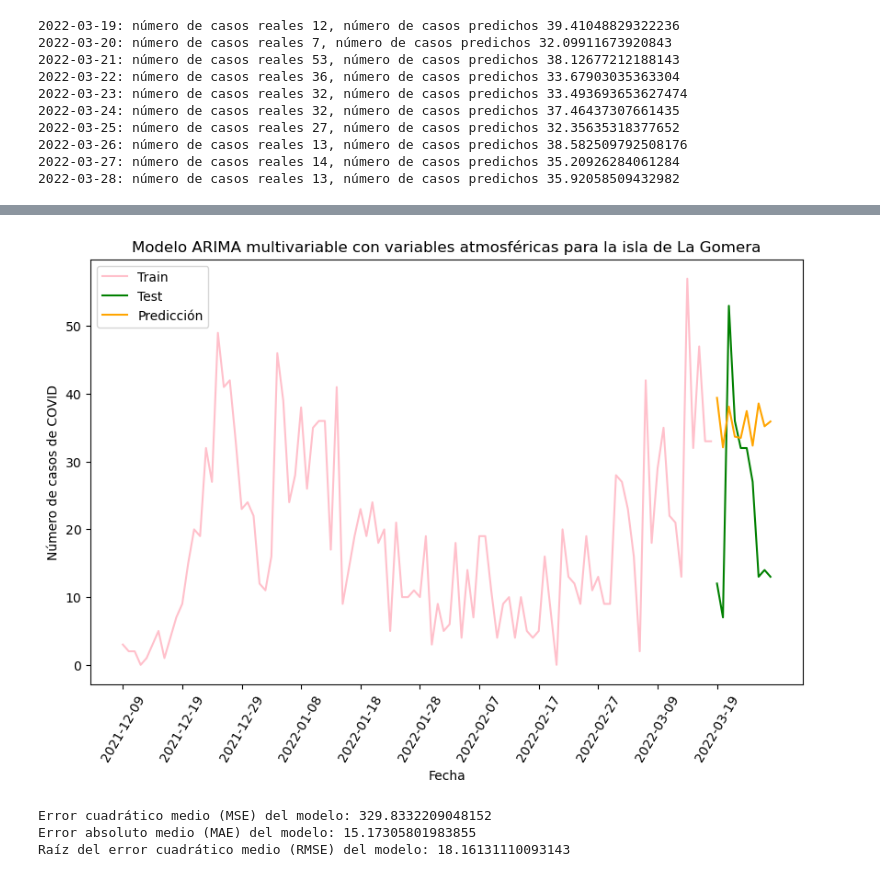
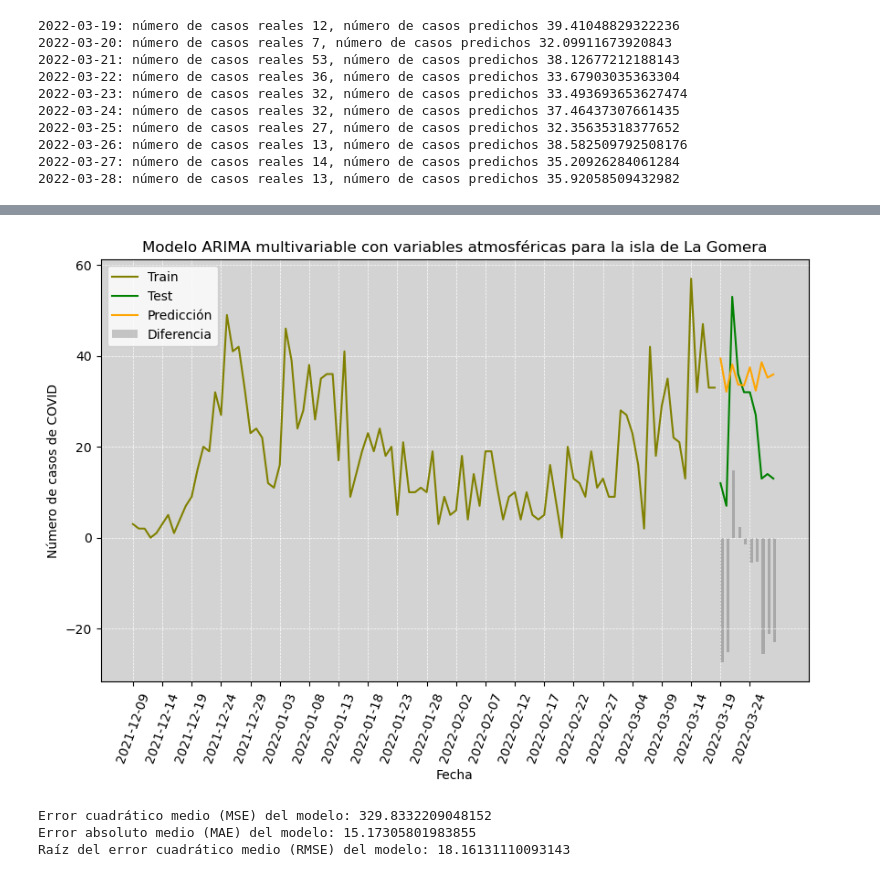
Before and after one commit to jalonsouoc/TFM, a Jupyter notebook: code/ARIMA_LaGomera.ipynb, the cells around one changed output, grey strips where cells are left out. Cells and saved outputs as stored; diff of their text form; code cells hidden in the pictures.

Commit message:
Mejorando las visualizaciones de todas las islas

```diff
--- a/code/ARIMA_LaGomera.ipynb
+++ b/code/ARIMA_LaGomera.ipynb
@@ -71,7 +71,8 @@ def visualizar_dif_pred_test(test, pred, variable, tit):
         plt.plot(test.index, test, label='Test', color='green')
     plt.plot(test.index, pred, label='Predicción', color='orange')
 
-
+    plt.gca().set_facecolor('lightgrey')
+    plt.grid(True, linestyle='--', linewidth=0.5, color='white')
     plt.xticks(rotation=60)
     plt.legend()
     plt.title(tit)
@@ -79,7 +80,7 @@ def visualizar_dif_pred_test(test, pred, variable, tit):
     plt.ylabel('Número de casos de COVID')
     plt.show()
 
-def visualizar_historico(train, test, pred, variable, dias_historico, tit, color):
+def visualizar_historico(train, test, pred, variable, dias_historico, tit, color, dif):
     ''' Método que visualiza un gráfico con la comparativa entre el número de casos reales y los predichos
         y muestra el historico de casos en función del número de días que indiquemos que muestre
 
@@ -100,18 +101,22 @@ def visualizar_historico(train, test, pred, variable, dias_historico, tit, color
         plt.plot(train_s.index, train_s[variable], label='Train', color=color)
         plt.plot(test.index, test[variable], label='Test', color='green')
     else:
-        plt.plot(train_s.index, train_s, label='Train', color=color_isla)
+        plt.plot(train_s.index, train_s, label='Train', color=color)
         plt.plot(test.index, test, label='Test', color='green')
 
     plt.plot(test.index, pred, label='Predicción', color='orange')
+    plt.bar(test.index, dif, width=0.5, color='black', alpha=0.2, align='edge', label='Diferencia')
 
-    plt.xticks(np.arange(0, len(train_s.index)  + len(test.index), step=10),   train_s.index.union(test.index)[::10], rotation=60)
 
+    plt.xticks(np.arange(0, len(train_s.index)  + len(test.index), step=5),   train_s.index.union(test.index)[::5], rotation=70)
+    plt.gca().set_facecolor('lightgrey')
+    plt.grid(True, linestyle='--', linewidth=0.5, color='white')
     plt.legend()
     plt.title(tit)
     plt.xlabel('Fecha')
     plt.ylabel('Número de casos de COVID')
     plt.show()
+
 
 def obtener_errores(y_true, y_pred):
     ''' Método que devuelvo los errores:
@@ -162,6 +167,22 @@ def visualizar_resultados_texto(y_test, y_pred, variable):
         else:
             valor_test = y_test[i]
         print(str(fechas[i]) + ': número de casos reales ' + str(valor_test) + ', número de casos predichos ' + str(y_pred[i]))
+
+def obtener_df_diferencias(test, pred, variable):
+    df_result = test.copy()
+    if variable != '':
+        df_result = df_result[variable]
+        df_result = df_result.to_frame()
+    else:
+        df_result = df_result.to_frame()
+    df_result['pred'] = 0
+    df_result['dif'] = 0
+
+    for i in range(len(df_result)):
+        df_result.iloc[i, df_result.columns.get_loc('pred')] = pred[i]
+        df_result.iloc[i, df_result.columns.get_loc('dif')] = df_result['numero_casos'][i] - pred[i]
+
+    return df_result
 # %%
 # Cargamos los datos de las estaciones de cada una de las islas
 datos_islas = pd.read_csv('../data/Final/datos_reduc_final.csv', header=0)
@@ -178,7 +199,7 @@ datos_LaGomera.set_index('fecha', inplace=True)           # Añadimos como índi
 objetivo = 'numero_casos' # Variable objetivo
 n_dias = 10               # Número de días correspondiente al conjunto de TEST
 n_dias_train_vis = 100    # Número de días del conjunto de train a visualizar en el conjunto de train
-color_isla = 'pink'       # Color de la isla en las visualizaciones
+color_isla = 'olive'       # Color de la isla en las visualizaciones
 isla = 'La Gomera'        # Nombre de la isla para las visualizaciones
 
 variables_covid = ['pcr_total', 'Urg_cv', 'HPT_cv19', 'CCR_cv19']   # Atributos para el análisis de las variables pandémicas
@@ -352,0 +406,3 @@ visualizar_dif_pred_test(test, pred, objetivo, tit)
+# %%
+df_result = obtener_df_diferencias(test, pred, objetivo)
+df_result
@@ -353,7 +422,7 @@ visualizar_dif_pred_test(test, pred, objetivo, tit)
 # %%
-visualizar_historico(train, test, pred, objetivo, n_dias_train_vis, tit, color_isla)
+visualizar_historico(train, test, pred, objetivo, n_dias_train_vis, tit, color_isla, df_result['dif'])
 # %% [output]
-[figure, old version]
+[figure, new version]
 # %%
 mae, mse, rmse = obtener_errores(test[objetivo], pred)
 
```
Also changed, not shown: parts of 11 cells of this notebook, 4 other files.
